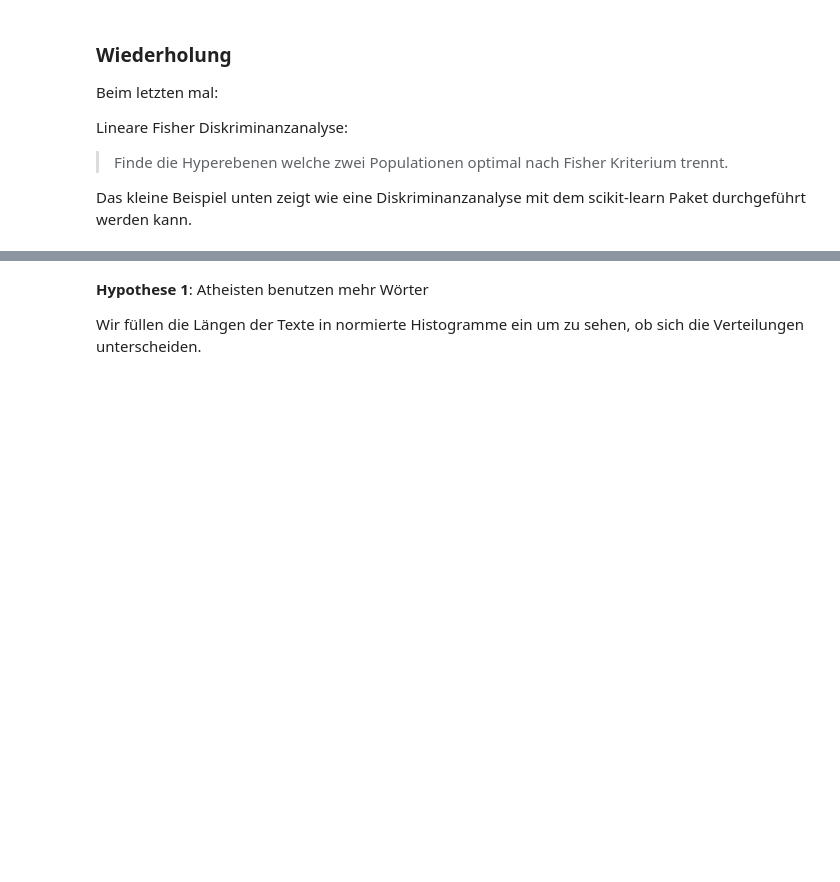
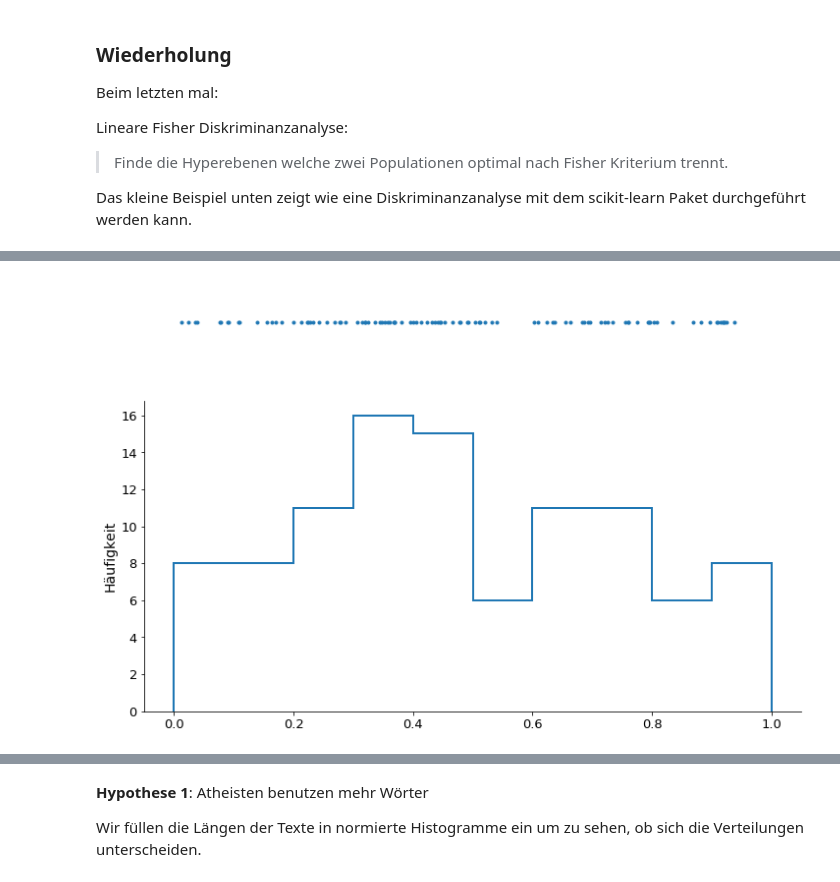
Before and after one commit to kbruegge/machine-learning-lecture, a Jupyter notebook: smd_pca.ipynb, the cells around one changed output, grey strips where cells are left out. Cells and saved outputs as stored; diff of their text form; code cells hidden in the pictures; blank space fills up the shorter version.

```diff
--- a/smd_pca.ipynb
+++ b/smd_pca.ipynb
@@ -116,11 +145,14 @@ Zunächst in einer Dimension und dann in zwei.
 # %%
 sample = np.random.uniform(low=0.0, high=1.0, size=100)
 
-f, (ax1, ax2) = plt.subplots(2, 1, sharex=True)
+f, (ax1, ax2) = plt.subplots(2, 1, sharex=True, gridspec_kw={'height_ratios': [1, 4]})
+
 ax1.plot(sample, np.zeros_like(sample), '.')
-ax1.axis('off')
+ax1.set_axis_off()
 
 ax2.hist(sample, bins=np.arange(0, 1.1, 0.1),histtype='step', lw=2)
 ax2.set_ylabel('Häufigkeit')
 None
+# %% [output]
+[figure, added]
 # %%
```
Also changed, not shown: parts of 33 cells of this notebook.
